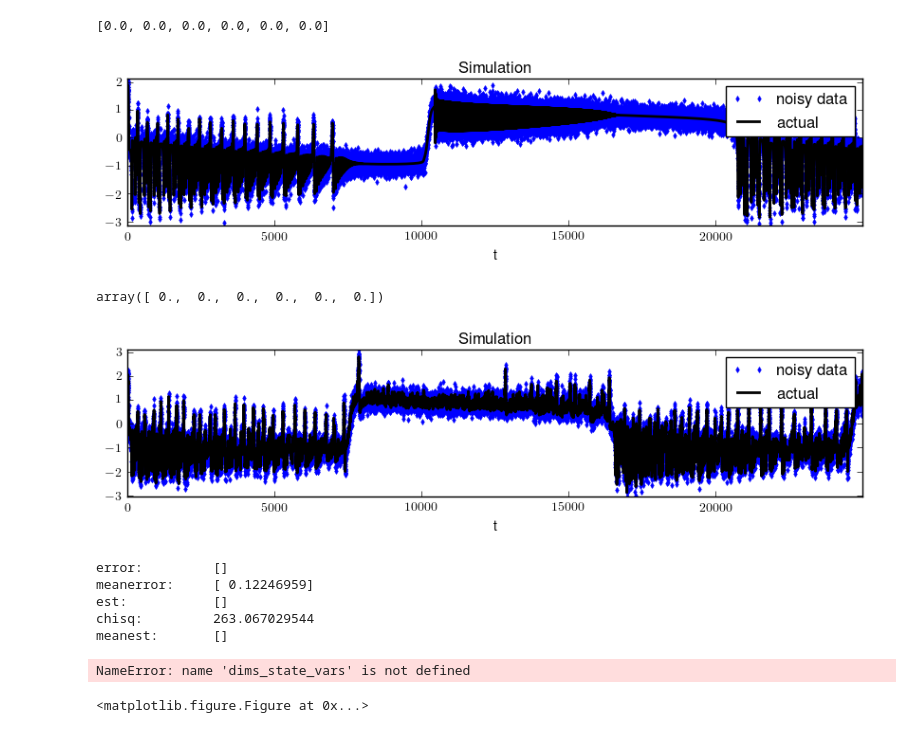
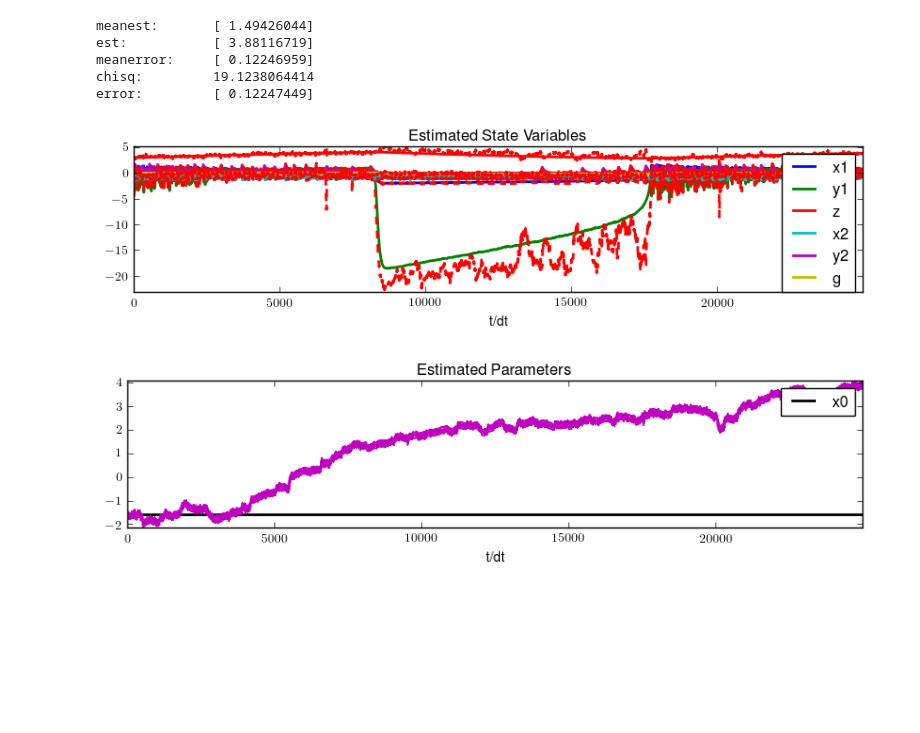
Before and after one commit to eschlaf2/kramer_rotation, a Jupyter notebook: Voss_Kalman.ipynb, the cells around one changed output. Drawn from its saved outputs; the diff is of its cells as text; code cells hidden in the pictures; blank space fills up the shorter version.

Commit message:
Functioning; messing with classes still

```diff
--- a/Voss_Kalman.ipynb
+++ b/Voss_Kalman.ipynb
@@ -311,69 +374,38 @@ generate_simulation(p)
-# %%
-p.noise = [0., 0., 0., 0., 0., 0.]
-integrator = euler
-generate_simulation(p)
-p.noise
-# %% [output]
-[0.0, 0.0, 0.0, 0.0, 0.0, 0.0]
-[figure, removed]
-# %%
-p.noise
-# %% [output]
-array([ 0.,  0.,  0.,  0.,  0.,  0.])
-# %%
-integrator = ruku4
-generate_simulation(p)
-# %% [output]
-[figure, removed]
 # %%
 # Unscented Kalman Filter
 num_samples = p.num_samples
 dims_observations = p.dims_observations
 dims_params = p.dims_params
 dims_augmented_state = p.dims_augmented_state
 
 # Preallocate arrays
 estimated_state = np.zeros((dims_augmented_state,num_samples)) # estimated trajectory
 errors = np.zeros((dims_augmented_state, num_samples))
 Ks = np.zeros((dims_augmented_state,dims_observations,num_samples))
 
 # Initialize estimated state
-# estimated_state[:,0] = augmented_state[:,0]
-r = 6
-estimated_state[:,0] = -r/2. + np.random.randint(1,r,augmented_state[:,0].shape) + augmented_state[:,0]
-estimated_state[dims_params,0] = noisy_data[0,0]/2.
-estimated_state[dims_params+3,0] = noisy_data[0,0]/2. + estimated_state[dims_params,0]
+estimated_state[:,0] = augmented_state[:,0]
+# r = 6
+# estimated_state[:,0] = -r/2. + np.random.randint(1,r,augmented_state[:,0].shape) + augmented_state[:,0]
+# estimated_state[dims_params,0] = noisy_data[0,0]/2.
+# estimated_state[dims_params+3,0] = noisy_data[0,0]/2. + estimated_state[dims_params,0]
 
 # Main loop for recursive estimation
-# unscented_kalman(p)
-for k in range(1,p.num_samples):
-    try:
-        estimated_state[:,k],Pxx[:,:,k],Ks[:,:,k] = voss_unscented_transform(p,
-            estimated_state[:,k-1],Pxx[:,:,k-1],noisy_data[:,k],
-            transition_function,observation_function,p.dims_params,p.dims_augmented_state,
-            p.dims_observations, R)
-    except la.LinAlgError:
-        Pxx[:,:,k-1] = Pxx[:,:,k-2]
-        estimated_state[:,k],Pxx[:,:,k],Ks[:,:,k] = voss_unscented_transform(p,
-            estimated_state[:,k-1],Pxx[:,:,k-1],noisy_data[:,k],
-            transition_function,observation_function,p.dims_params,p.dims_augmented_state,
-            p.dims_observations, R)
-    if dims_params > 0: Pxx[:p.dims_params,:p.dims_params,k] = Q
-    errors[:,k] = np.sqrt(np.diag(Pxx[:,:,k]))
+unscented_kalman(p)
 
 # Results
-print_results(p)
+print_results(p,augmented_state,estimated_state)
 
 # Plotting
 plot_filter_results(p)
 # %% [output]
-error:         []
+meanest:       [ 1.49426044]
+est:           [ 3.88116719]
 meanerror:     [ 0.12246959]
-est:           []
-chisq:         263.067029544
-meanest:       []
+chisq:         19.1238064414
+error:         [ 0.12247449]
-NameError: name 'dims_state_vars' is not defined
-<matplotlib.figure.Figure at 0x...>
+[figure, added]
+[figure, added]
 # %%
 # Test: mean_center
 A = np.random.randn(3,4)
```
Also changed, not shown: parts of 8 cells of this notebook.
